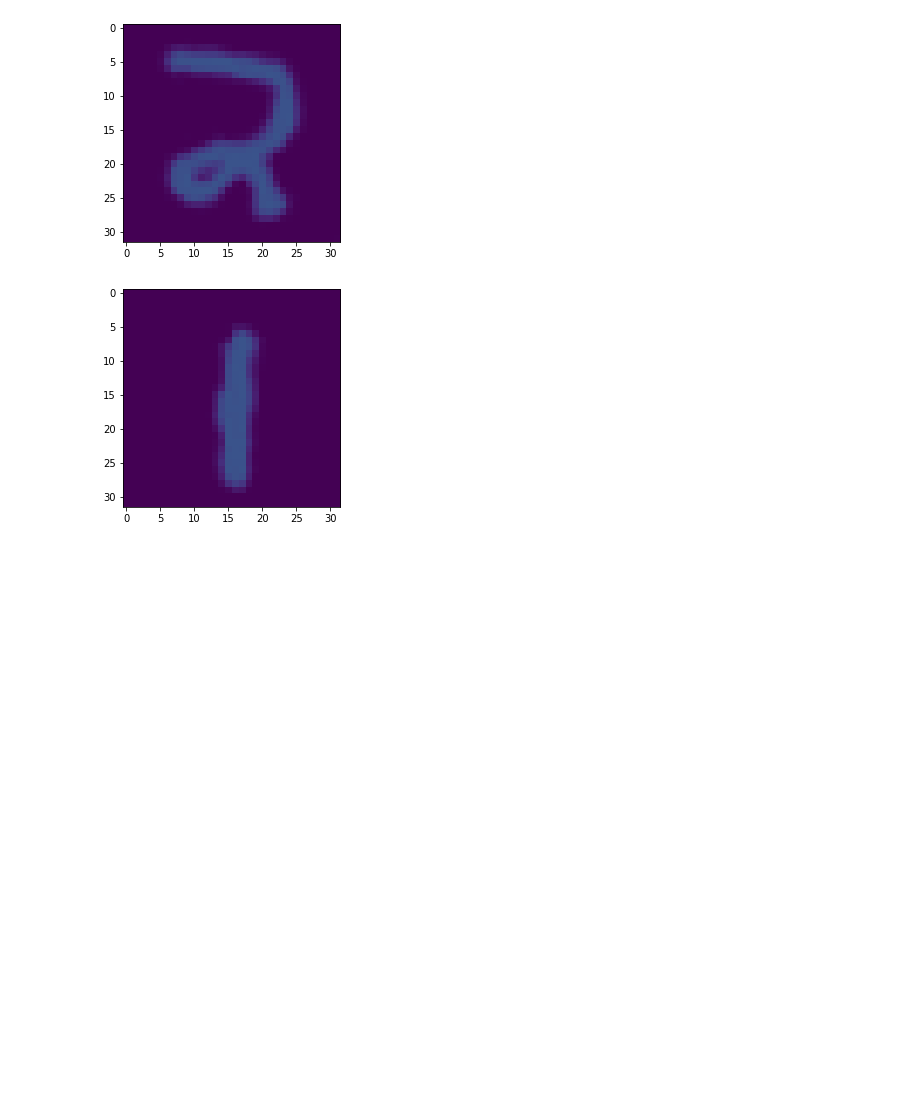
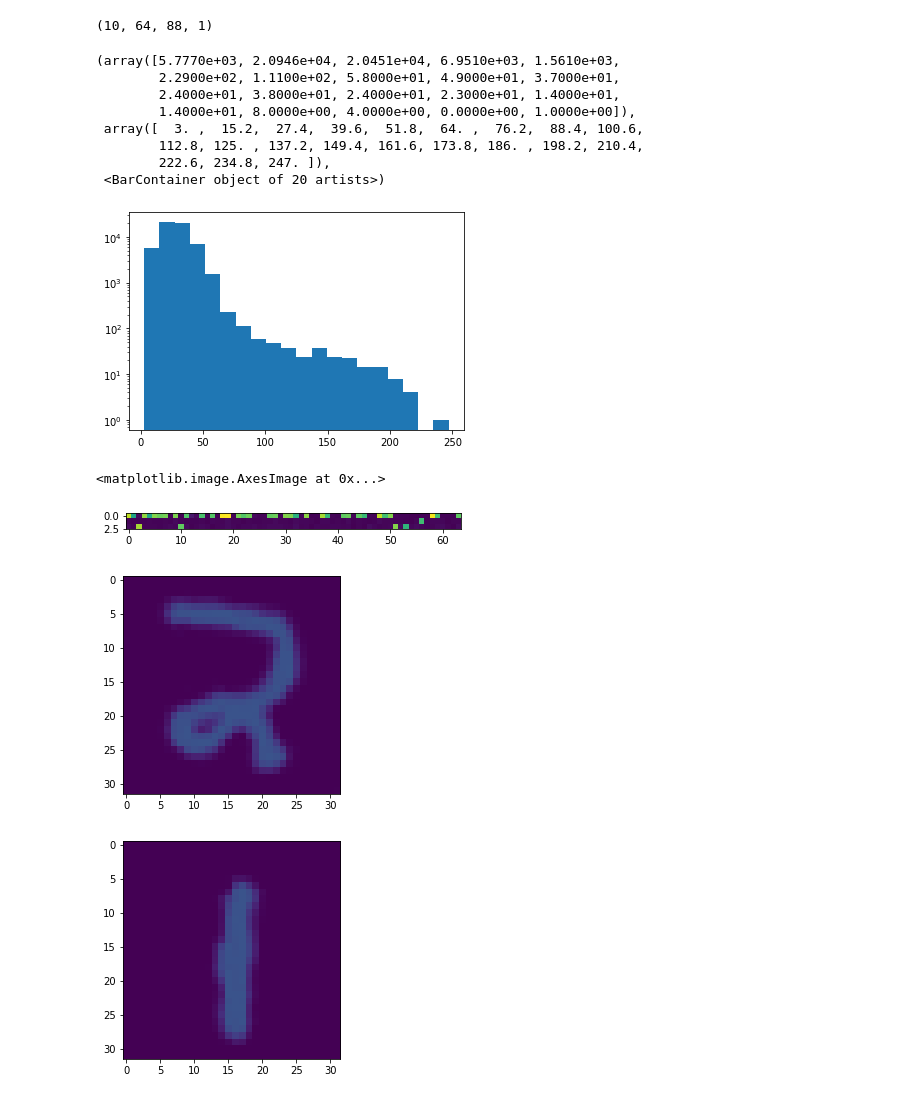
Before and after one commit to eri24816/improved-diffusion, a Jupyter notebook: test.ipynb, the cells around one changed output. Saved outputs shown, nothing was run; the diff lists cells and outputs as text; code cells hidden in the pictures; blank space fills up the shorter version.

```diff
--- a/test.ipynb
+++ b/test.ipynb
@@ -33,7 +32,0 @@ for i in d:
-# %%
-import numpy as np
-import matplotlib.pyplot as plt
-d = np.load('log_u2/samples_model001000.npz')['arr_0']
-for i in d:
-    plt.figure()
-    plt.imshow(i[:,:,:],vmin=0,vmax=1000)
@@ -51,3 +33,24 @@ for i in d:
+# %%
+d.shape
+# %% [output]
+(10, 64, 88, 1)
+# %%
+plt.hist(d.flatten(),bins = 20,log=True)
+# %% [output]
+(array([5.7770e+03, 2.0946e+04, 2.0451e+04, 6.9510e+03, 1.5610e+03,
+        2.2900e+02, 1.1100e+02, 5.8000e+01, 4.9000e+01, 3.7000e+01,
+        2.4000e+01, 3.8000e+01, 2.4000e+01, 2.3000e+01, 1.4000e+01,
+        1.4000e+01, 8.0000e+00, 4.0000e+00, 0.0000e+00, 1.0000e+00]),
+ array([  3. ,  15.2,  27.4,  39.6,  51.8,  64. ,  76.2,  88.4, 100.6,
+        112.8, 125. , 137.2, 149.4, 161.6, 173.8, 186. , 198.2, 210.4,
+        222.6, 234.8, 247. ]),
+ <BarContainer object of 20 artists>)
+[figure, added]
+# %%
+plt.imshow(d[2][32:35])
+# %% [output]
+<matplotlib.image.AxesImage at 0x...>
+[figure, added]
 # %%
 # %% [output]
 [figure]
```
Also changed, not shown: parts of 7 cells of this notebook, 15 other files.
